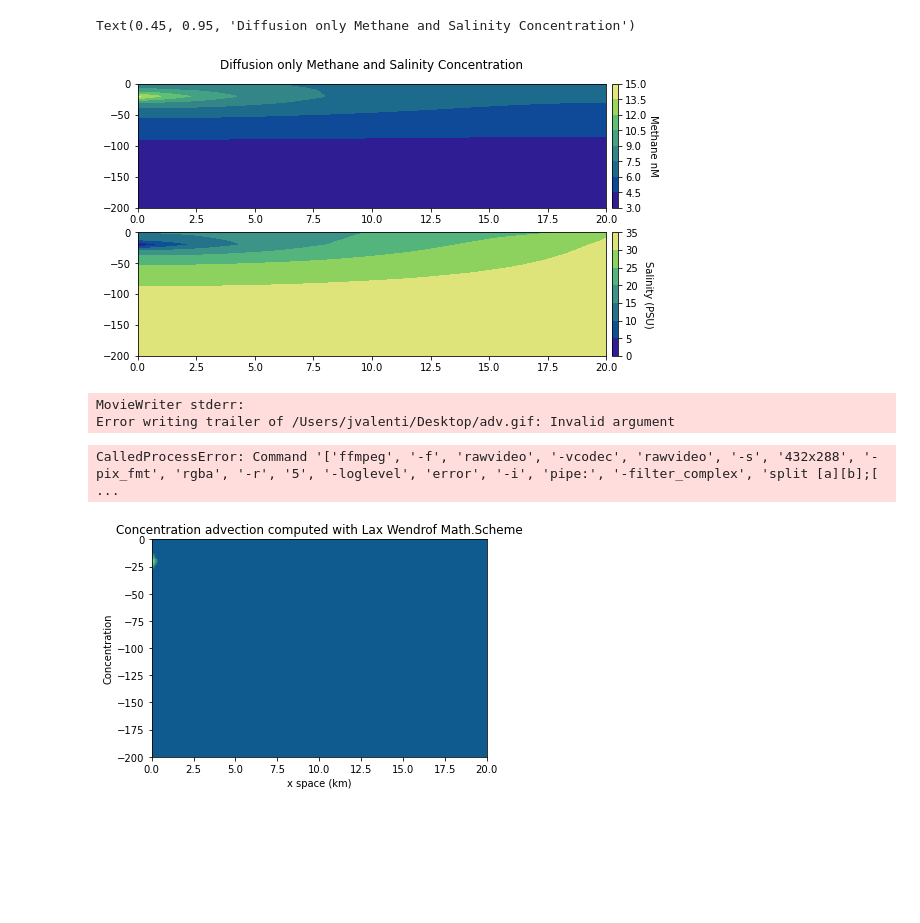
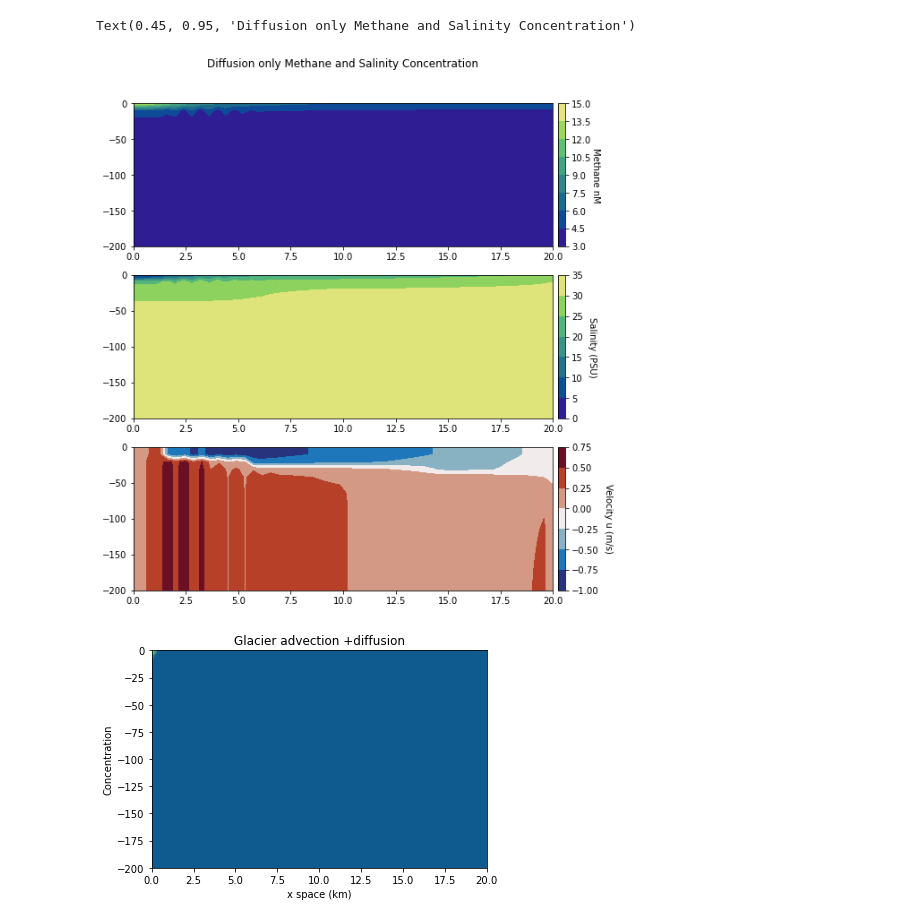
Before and after one commit to krobinson99/EOSC511Project, a Jupyter notebook: DiffusionModel_Jose.ipynb, the cells around one changed output. Saved outputs shown, nothing was run; the diff lists cells and outputs as text; code cells hidden in the pictures; blank space fills up the shorter version.

```diff
--- a/DiffusionModel_Jose.ipynb
+++ b/DiffusionModel_Jose.ipynb
@@ -17,35 +17,46 @@ ngridz=20
 D=200 # m
 L=2e4 # m
 dt= 2e2 #
-T= 2*dt#1e6
+T= 500*dt# 1e6
 alpha=0.4/86400
 ML=20
-zz=20 # dont use values on the second grid cell (unstable solution)
-C,S=glacier_v3.glacier(ngridx,ngridz,dt,zz,T,ML,alpha,motion = True)
+zz=0 # dont use values on the second grid cell (unstable solution)
+C,S,u=glacier_v3.glacier(ngridx,ngridz,dt,zz,T,ML,alpha,motion = True)
 #Cs, Ss =glacier.glacier(ngridx,ngridz,dt,zz,T,ML,alpha, steady = False)
 # %%
 # Plot Diffusion only:
 cmap=cmocean.cm.haline
-fig, axs=plt.subplots(2,1,figsize=(10,5))
+fig, axs=plt.subplots(3,1,figsize=(10,10))
 z = np.linspace(0,D,ngridz+1)
 x = np.linspace(0,L/1e3,ngridx+1)
 X,Z=np.meshgrid(x,z)
 
 c1=axs[0].contourf(X,-Z,C[-1,:,:].T,cmap=cmap)
 cb1=fig.colorbar(c1,ax=axs[0],pad=0.01)
 cb1.ax.get_yaxis().labelpad = 10
 cb1.set_label('Methane nM', rotation=270)
 c2=axs[1].contourf(X,-Z,S[-1,:,:].T,cmap=cmap)
 cb2=fig.colorbar(c2,ax=axs[1],pad=0.01)
 cb2.ax.get_yaxis().labelpad = 15
 cb2.set_label('Salinity (PSU)', rotation=270)
+
+zu = np.linspace(0,D,ngridz)
+xu = np.linspace(0,L/1e3,ngridx)
+Xu,Zu=np.meshgrid(xu,zu)
+cmapu=cmocean.cm.balance
+
+c3=axs[2].contourf(Xu,-Zu,u[-1,:,:].T,cmap=cmapu)
+cb3=fig.colorbar(c3,ax=axs[2],pad=0.01)
+cb3.ax.get_yaxis().labelpad = 15
+cb3.set_label('Velocity u (m/s)', rotation=270)
+
 fig.suptitle('Diffusion only Methane and Salinity Concentration',y=0.95,x=0.45)
 #fig.supxlabel('Distance from glacier (km)',x=0.45)
 #fig.supylabel('Depth (m)',x=0.05)
 #plt.savefig('SteadyDiffusion.pdf')
 # %% [output]
 Text(0.45, 0.95, 'Diffusion only Methane and Salinity Concentration')
-[figure, old version]
+[figure, new version]
 # %%
 #C,S=glacier_v3.glacier(ngridx,ngridz,dt,zz,T,ML,alpha,motion = True)
 fig = plt.figure()
@@ -64,16 +75,13 @@ def animate(frames):
     #plt.grid()
 
     return oo
-titulo=str('Concentration advection computed with Lax Wendrof Math.Scheme')
-anim = animation.FuncAnimation(fig, animate, frames=np.arange(0,int(T/dt)-1,10))
+titulo=str('Glacier advection +diffusion')
+anim = animation.FuncAnimation(fig, animate, frames=np.arange(0,int(T/dt)-1,5))
 f = r"/Users/jvalenti/Desktop/adv.gif"
 FFwriter = animation.FFMpegWriter()
 anim.save(f, writer = FFwriter)
 # %% [output]
-MovieWriter stderr:
-Error writing trailer of /Users/jvalenti/Desktop/adv.gif: Invalid argument
-CalledProcessError: Command '['ffmpeg', '-f', 'rawvideo', '-vcodec', 'rawvideo', '-s', '432x288', '-pix_fmt', 'rgba', '-r', '5', '-loglevel', 'error', '-i', 'pipe:', '-filter_complex', 'split [a][b];[ ...
-[figure, old version]
+[figure, new version]
 # %%
 with open(f,'rb') as anim:
     display(Image(anim.read()))
```
Also changed, not shown: parts of 1 cell of this notebook, 1 other file.
